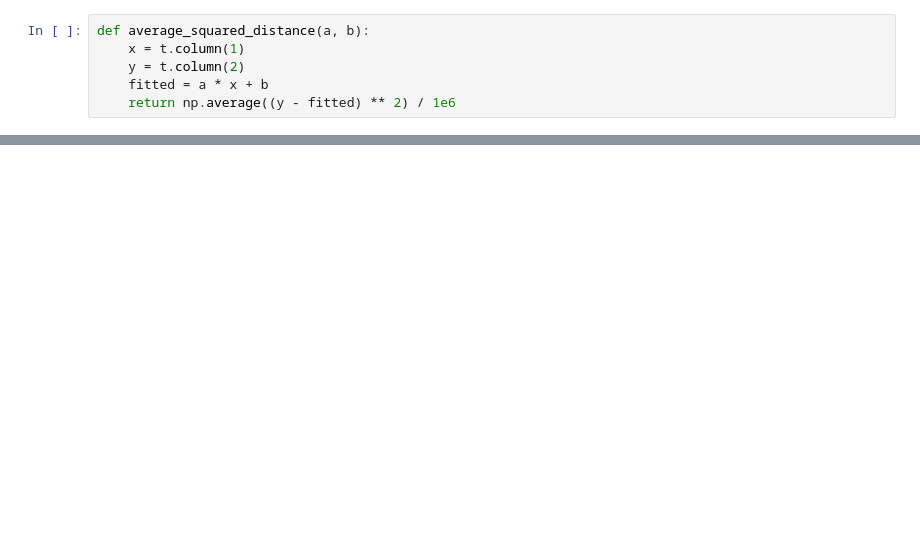
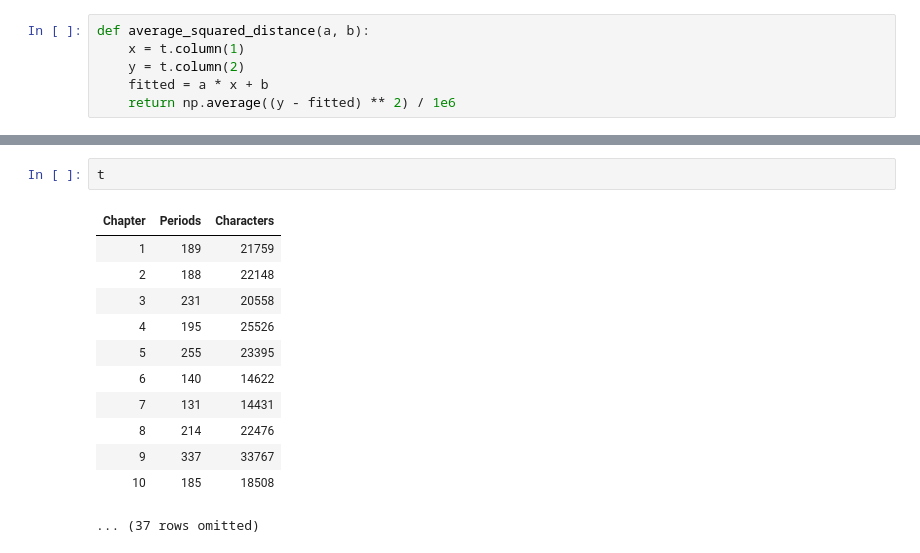
Before and after one commit to data-8/data8assets, a Jupyter notebook: lec/sp17/calday.ipynb, the cells around one changed output, grey strips where cells are left out. Saved outputs shown, nothing was run; the diff lists cells and outputs as text; blank space fills up the shorter version.

```diff
--- a/lec/sp17/calday.ipynb
+++ b/lec/sp17/calday.ipynb
@@ -62,0 +102,15 @@ draw_line(86.97784106,  4744.78483438)
+# %%
+t
+# %% [output]
+| Chapter | Periods | Characters |
+| 1 | 189 | 21759 |
+| 2 | 188 | 22148 |
+| 3 | 231 | 20558 |
+| 4 | 195 | 25526 |
+| 5 | 255 | 23395 |
+| 6 | 140 | 14622 |
+| 7 | 131 | 14431 |
+| 8 | 214 | 22476 |
+| 9 | 337 | 33767 |
+| 10 | 185 | 18508 |
+... (37 rows omitted)
```
Also changed, not shown: parts of 17 cells of this notebook, 1 other file.
